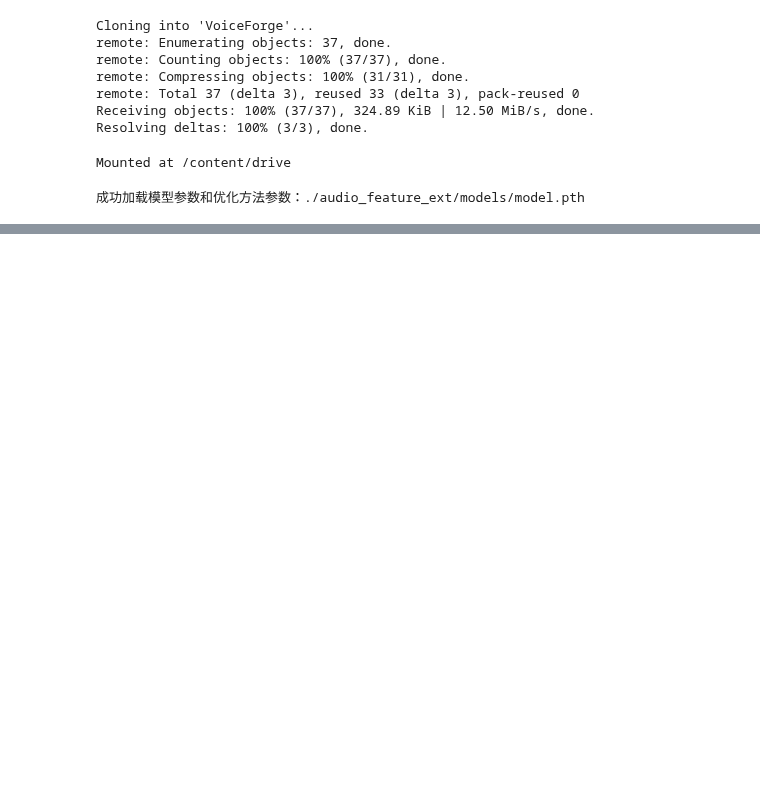
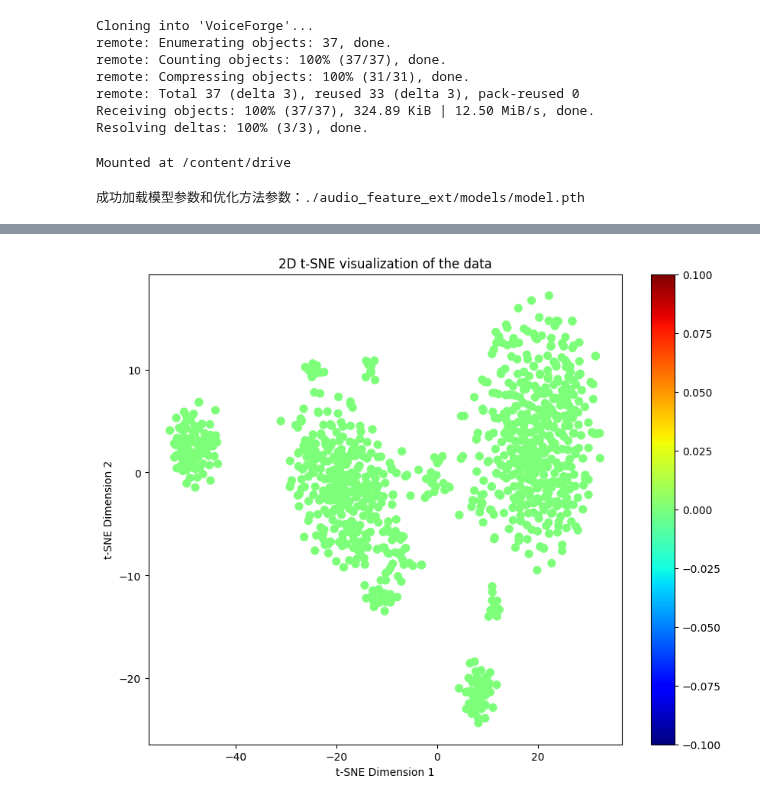
Before and after one commit to BlairLeng/VoiceForge, a Jupyter notebook: audio_feature_exatraction.ipynb, the cells around one changed output, grey strips where cells are left out. Drawn from its saved outputs; the diff is of its cells as text; code cells hidden in the pictures; blank space fills up the shorter version.

```diff
--- a/audio_feature_exatraction.ipynb
+++ b/audio_feature_exatraction.ipynb
@@ -122,0 +159,39 @@ array([-0.25482637, -0.08357781, -0.07106941, -0.26909938,  0.18829505,
+# %%
+from sklearn.manifold import TSNE
+import numpy as np
+import matplotlib.pyplot as plt
+import torch
+import matplotlib.pyplot as plt
+import matplotlib.patheffects as PathEffects
+import matplotlib
+
+
+def visulization_np(inputs: np.ndarray):
+    raws, cols = inputs.shape
+    if raws == 192:
+        inputs = inputs.transpose()
+        raws, cols = inputs.shape
+    # print(inputs.shape)
+
+    # 进行 tSNE 计算
+    tsne = TSNE(n_components=2, random_state=0)
+    reduced_data = tsne.fit_transform(inputs)
+    # print(reduced_data.shape)
+
+    # 方便可视化不同的颜色
+    labels = np.random.randint(0, 1, raws)
+
+    # 可视化
+    plt.figure(figsize=(10, 8))
+    scatter = plt.scatter(reduced_data[:, 0], reduced_data[:, 1], c=labels, cmap='jet', s=50)
+    plt.colorbar(scatter)
+    plt.xlabel('t-SNE Dimension 1')
+    plt.ylabel('t-SNE Dimension 2')
+    plt.title('2D t-SNE visualization of the data')
+    plt.show()
+# %%
+audio_feature_list = np.array(audio_feature_list)
+# %%
+visulization_np(audio_feature_list)
+# %% [output]
+[figure, added]
```
Also changed, not shown: parts of 2 cells of this notebook, 1 other file.
